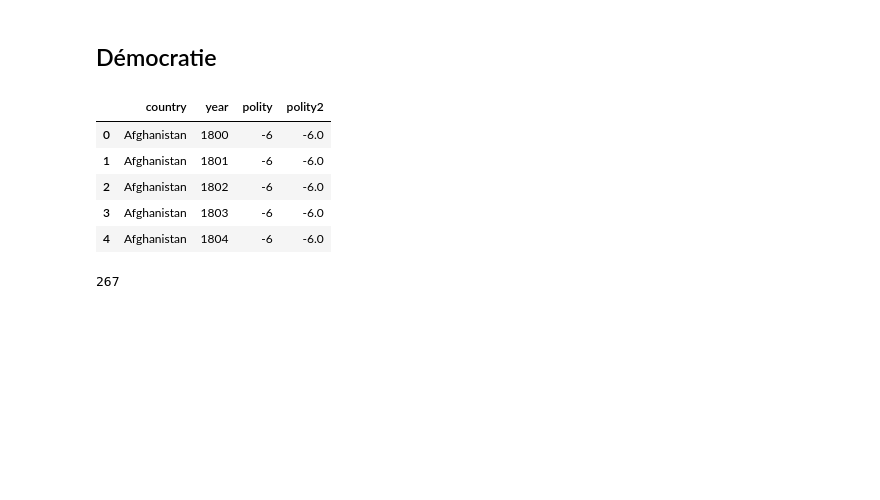
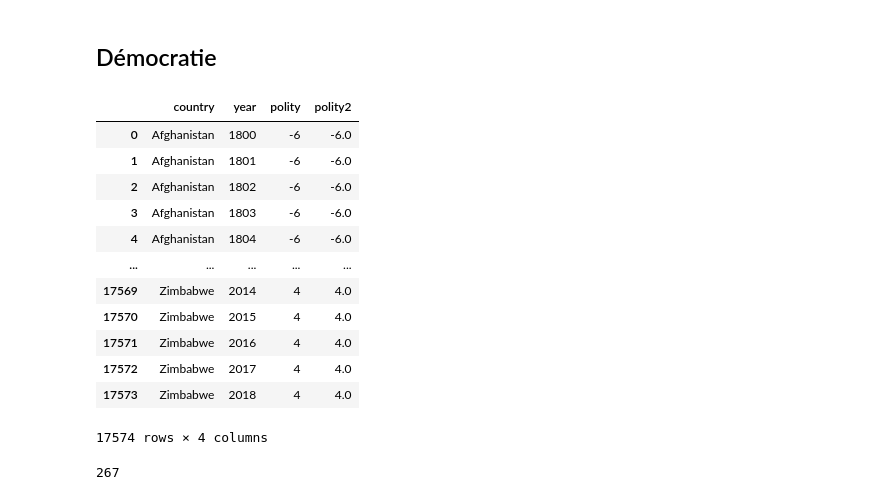
Before and after one commit to Jmuhleman/GML, a Jupyter notebook: socioeconomique/analyseExplo.ipynb, the cells around one changed output. Drawn from its saved outputs; the diff is of its cells as text; code cells hidden in the pictures; blank space fills up the shorter version.

```diff
--- a/socioeconomique/analyseExplo.ipynb
+++ b/socioeconomique/analyseExplo.ipynb
@@ -3,17 +121,22 @@
 # %% [markdown]
 ## Démocratie
 # %%
-import pandas as pd
-
 democratie = pd.read_csv("data/democratie.csv", sep=";")
-democratie.head()
+democratie
 # %% [output]
 |  | country | year | polity | polity2 |
 | 0 | Afghanistan | 1800 | -6 | -6.0 |
 | 1 | Afghanistan | 1801 | -6 | -6.0 |
 | 2 | Afghanistan | 1802 | -6 | -6.0 |
 | 3 | Afghanistan | 1803 | -6 | -6.0 |
 | 4 | Afghanistan | 1804 | -6 | -6.0 |
+| ... | ... | ... | ... | ... |
+| 17569 | Zimbabwe | 2014 | 4 | 4.0 |
+| 17570 | Zimbabwe | 2015 | 4 | 4.0 |
+| 17571 | Zimbabwe | 2016 | 4 | 4.0 |
+| 17572 | Zimbabwe | 2017 | 4 | 4.0 |
+| 17573 | Zimbabwe | 2018 | 4 | 4.0 |
+17574 rows × 4 columns
 # %%
 # Valeurs manquantes
 print(democratie.isna().sum().sum())
```
Also changed, not shown: parts of 15 cells of this notebook, 8 other files.
